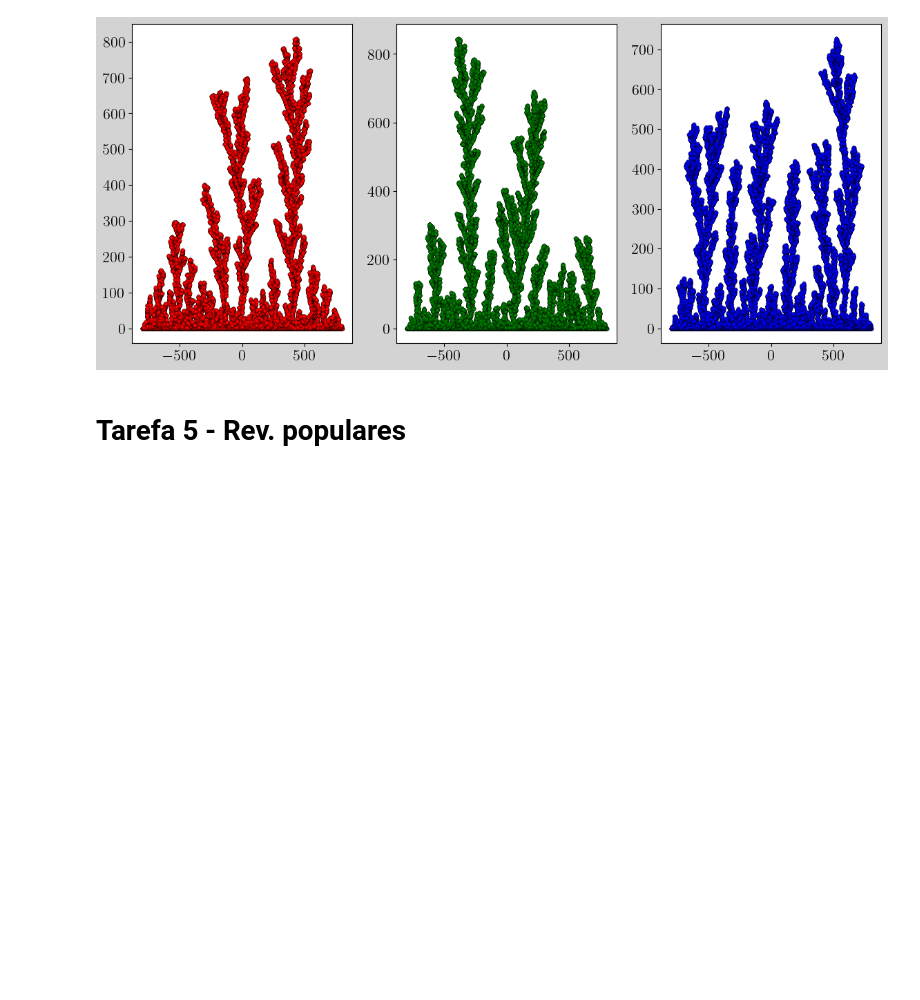
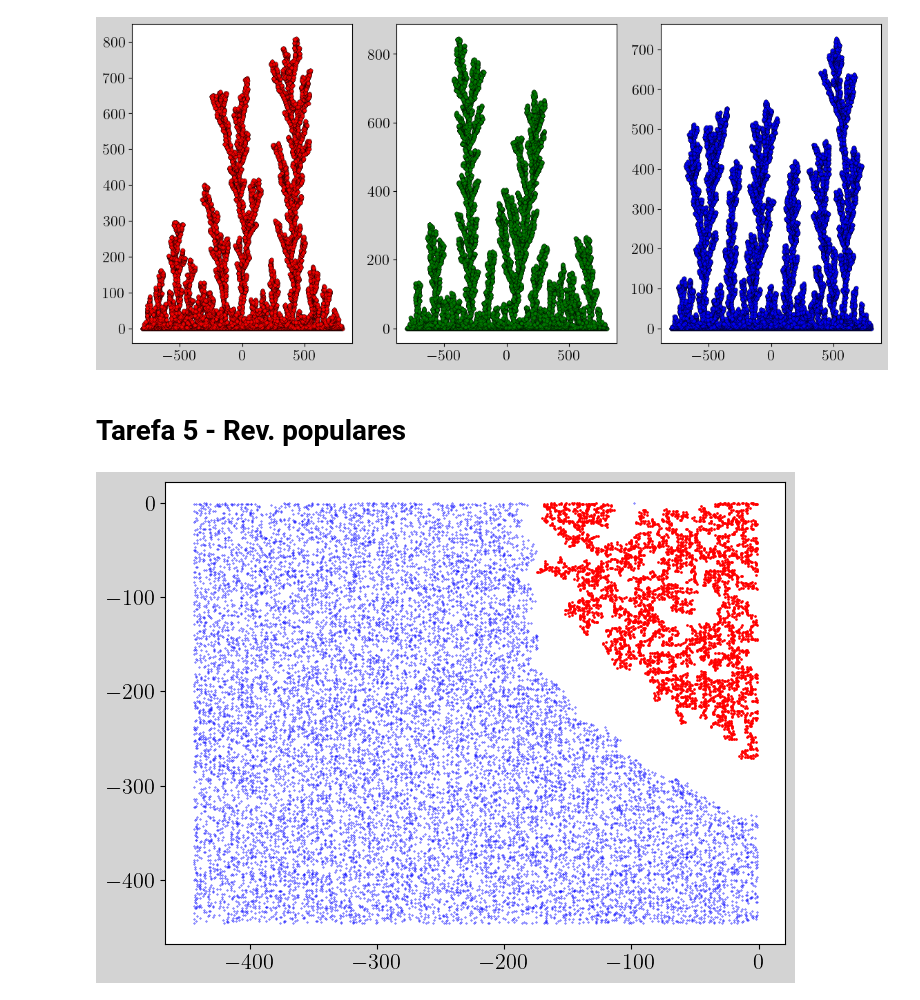
Before and after one commit to jeftersantiago/mec_estat_comp, a Jupyter notebook: projeto4/src/Graficos - Projeto 4.ipynb, the cells around one changed output. Saved outputs shown, nothing was run; the diff lists cells and outputs as text; code cells hidden in the pictures; blank space fills up the shorter version.

```diff
--- a/projeto4/src/Graficos - Projeto 4.ipynb
+++ b/projeto4/src/Graficos - Projeto 4.ipynb
@@ -486,3 +485,33 @@ plt.show()
 [figure]
 # %% [markdown]
 # Tarefa 5 - Rev. populares
+# %%
+data1 = np.loadtxt("output-dynamics.dat")
+data2 = np.loadtxt("output-static.dat")
+
+x1 = data1[:, 0]
+y1 = data1[:, 1]
+
+x2 = data2[:, 0]
+y2 = data2[:, 1]
+
+font = {
+        'weight' : 'bold',
+        'size'   : 16}
+plt.rc('text', usetex=True)
+plt.rc('text.latex', preamble=r'\usepackage{amsmath}')
+plt.rc('font', **font)
+
+
+fig, ax = plt.subplots(1, 1, figsize=(8, 6), facecolor='lightgrey')
+
+ax.set_aspect(aspect = 'auto', adjustable='box')
+
+
+ax.scatter(x1, y1, s = 0.9, color = "red") # , c=r, cmap='inferno',edgecolors='black', linewidths=0.5, s=20, alpha=0.75)
+ax.scatter(x2, y2, s = 0.1, color = "blue")
+
+plt.savefig("rev.png", dpi = DPi, bbox_inches='tight')
+plt.show()
+# %% [output]
+[figure, added]
```
Also changed, not shown: parts of 2 cells of this notebook, 15 other files.
